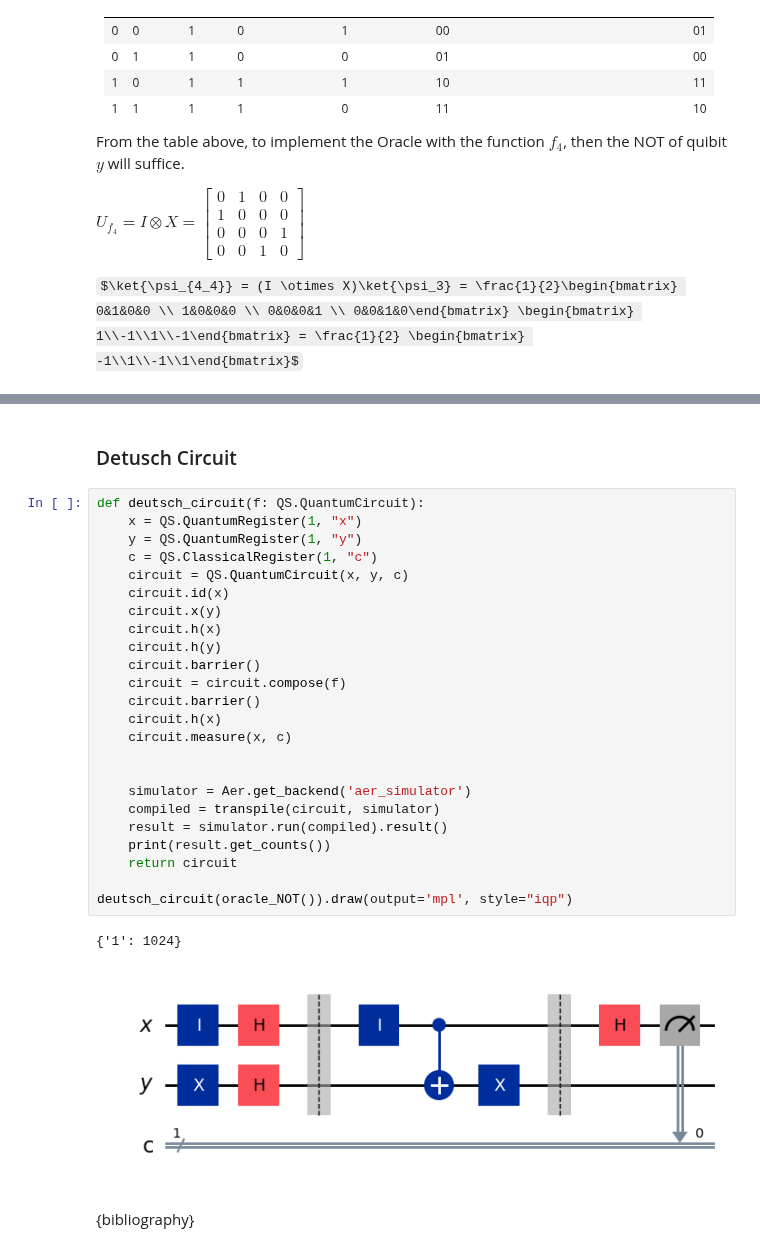
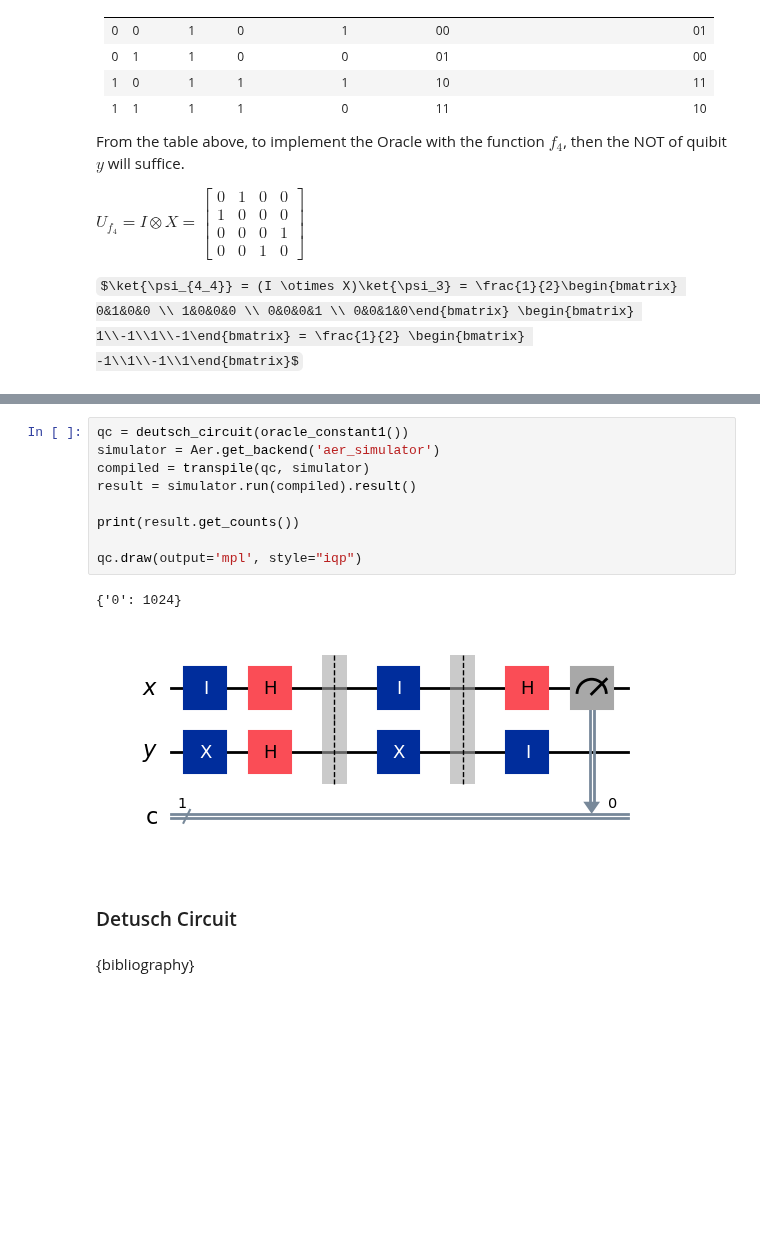
Before and after one commit to intotito/emerging_tech_proj, a Jupyter notebook: project.ipynb, the cells around one changed output, grey strips where cells are left out. Cells and saved outputs as stored; diff of their text form; some formulas as TeX source; blank space fills up the shorter version.

```diff
--- a/project.ipynb
+++ b/project.ipynb
@@ -682,32 +787,17 @@ oracle_constant1().draw(output='mpl', style="iqp")
+# %%
+qc = deutsch_circuit(oracle_constant1())
+simulator = Aer.get_backend('aer_simulator')
+compiled = transpile(qc, simulator)
+result = simulator.run(compiled).result()
+
+print(result.get_counts())
+
+qc.draw(output='mpl', style="iqp")
+# %% [output]
+{'0': 1024}
+[figure, added]
 # %% [markdown]
 ### Detusch Circuit
-# %%
-def deutsch_circuit(f: QS.QuantumCircuit):
-    x = QS.QuantumRegister(1, "x")
-    y = QS.QuantumRegister(1, "y")
-    c = QS.ClassicalRegister(1, "c")
-    circuit = QS.QuantumCircuit(x, y, c)
-    circuit.id(x)
-    circuit.x(y)
-    circuit.h(x)
-    circuit.h(y)
-    circuit.barrier()
-    circuit = circuit.compose(f)
-    circuit.barrier()
-    circuit.h(x)
-    circuit.measure(x, c)
-
-
-    simulator = Aer.get_backend('aer_simulator')
-    compiled = transpile(circuit, simulator)
-    result = simulator.run(compiled).result()
-    print(result.get_counts())
-    return circuit
-
-deutsch_circuit(oracle_NOT()).draw(output='mpl', style="iqp")
-# %% [output]
-{'1': 1024}
-[figure, removed]
 # %% [markdown]
 {bibliography}
 # %% [markdown]
```
Also changed, not shown: parts of 10 cells of this notebook.
